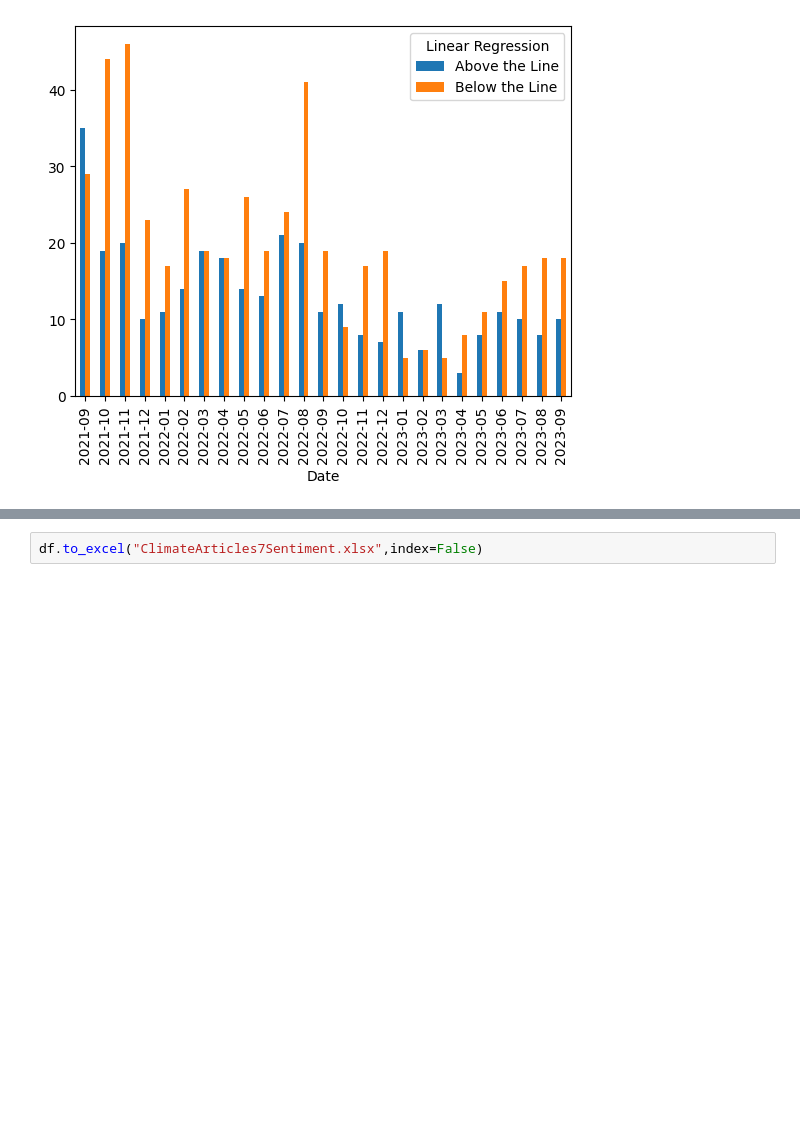
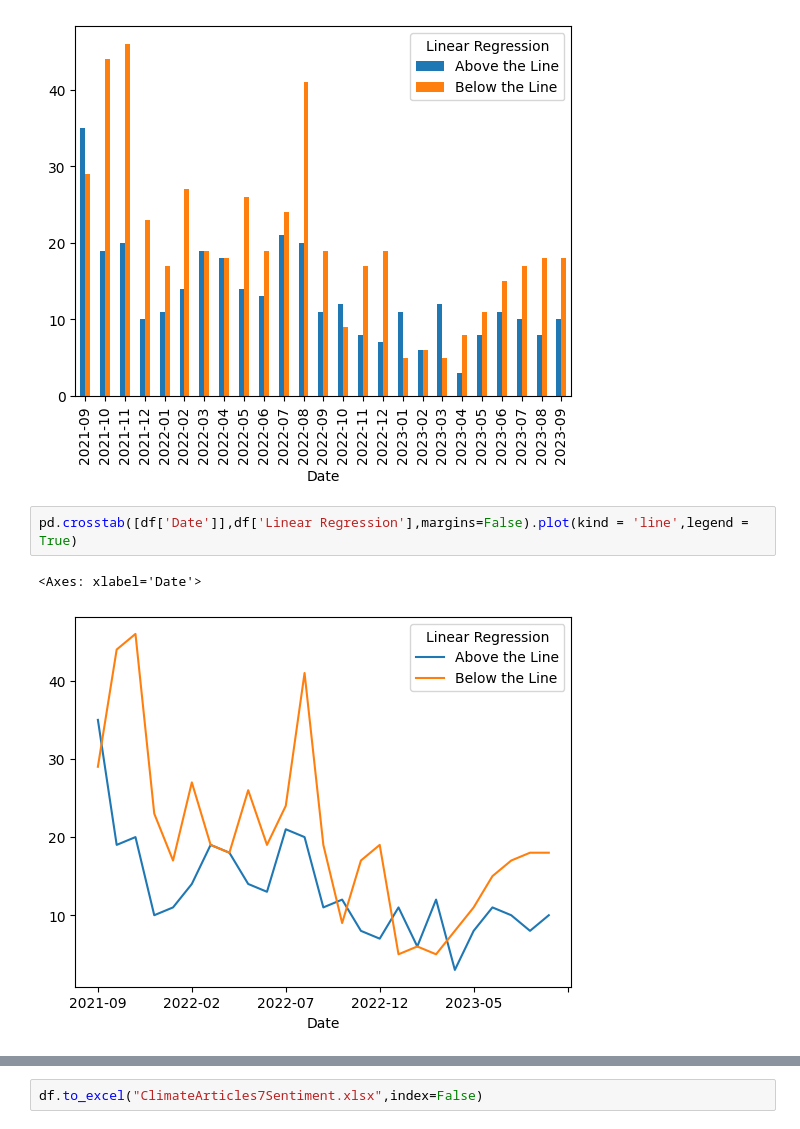
Before and after one commit to hilaryolesen/Capstone, a Jupyter notebook: Final7EmotionCapstoneDATA606.ipynb, the cells around one changed output, grey strips where cells are left out. Saved outputs shown, nothing was run; the diff lists cells and outputs as text; blank space fills up the shorter version.

```diff
--- a/Final7EmotionCapstoneDATA606.ipynb
+++ b/Final7EmotionCapstoneDATA606.ipynb
@@ -539,3 +539,8 @@ pd.crosstab([df['Date']],df['Linear Regression'],margins=False).plot(kind = 'bar
 # %% [output]
 <Axes: xlabel='Date'>
 [figure]
+# %%
+pd.crosstab([df['Date']],df['Linear Regression'],margins=False).plot(kind = 'line',legend = True)
+# %% [output]
+<Axes: xlabel='Date'>
+[figure, added]
```
Also changed, not shown: parts of 5 cells of this notebook.
